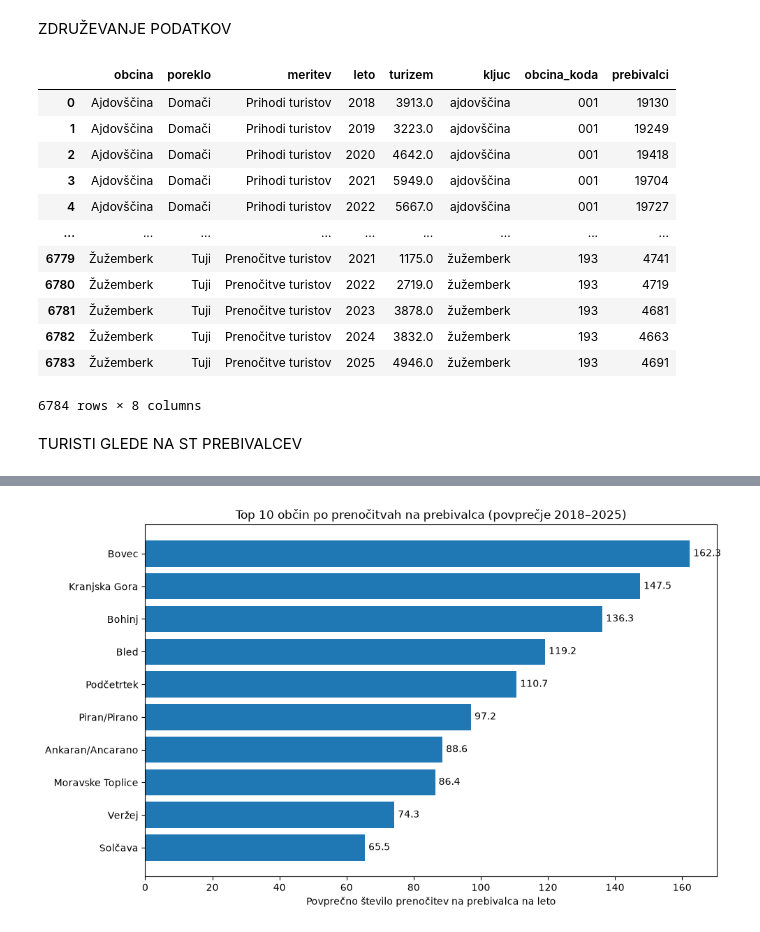
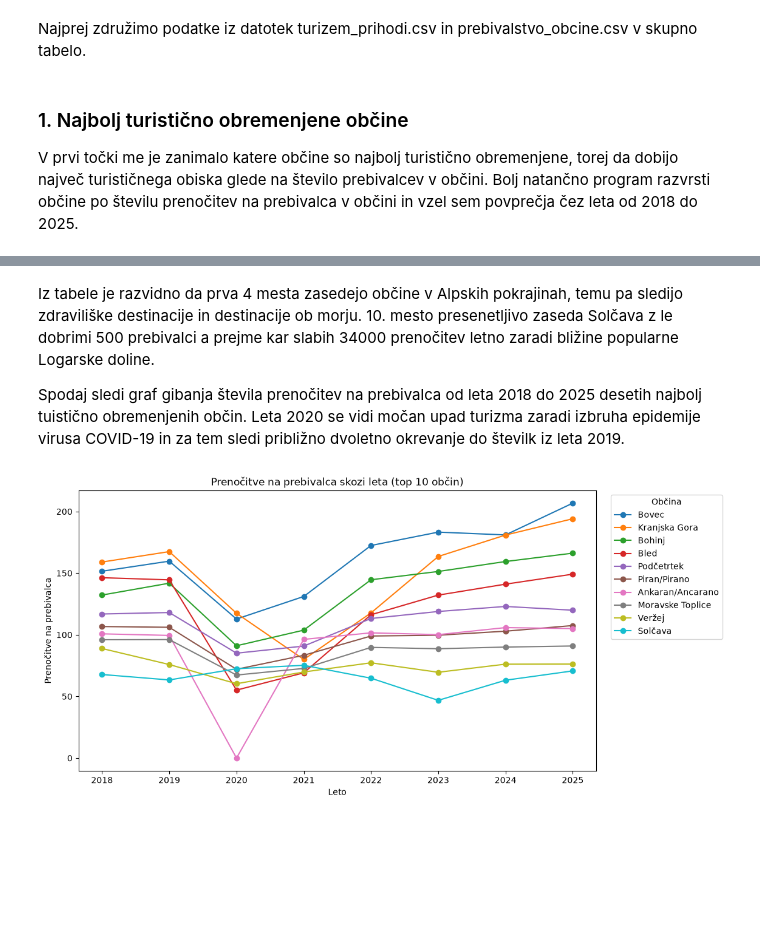
Before and after one commit to miharucigaj/Turizem, a Jupyter notebook: analiza_prihodov.ipynb, the cells around one changed output, grey strips where cells are left out. Saved outputs shown, nothing was run; the diff lists cells and outputs as text; code cells hidden in the pictures; blank space fills up the shorter version.

```diff
--- a/analiza_prihodov.ipynb
+++ b/analiza_prihodov.ipynb
@@ -4,7 +11,7 @@ import pandas as pd
 ST_PREBIVALCEV = pd.read_csv('podatki/prebivalstvo_obcine.csv')
 PRIHODI = pd.read_csv('podatki/turizem_prihodi.csv')
 # %% [markdown]
-ZDRUŽEVANJE PODATKOV
+Najprej združimo podatke iz datotek turizem_prihodi.csv in prebivalstvo_obcine.csv v skupno tabelo.
 # %%
 pd.set_option('display.max_rows', 200)
 
@@ -18,48 +25,29 @@ ST_PREBIVALCEV['obcina_ime'] = ST_PREBIVALCEV['obcina'].str[4:]
 ST_PREBIVALCEV['kljuc'] = ST_PREBIVALCEV['obcina_ime'].str.lower().str.strip()
 PRIHODI['kljuc'] = PRIHODI['obcina'].str.lower().str.strip()
 
-
-# PRIHODI['leto'] = PRIHODI['leto'].astype(int)
-# ST_PREBIVALCEV['leto'] = ST_PREBIVALCEV['leto'].astype(int)
-
 SKUPNA_TABELA = PRIHODI.merge(
     ST_PREBIVALCEV[['kljuc', 'obcina_koda', 'leto', 'vrednost']],
     on=['kljuc', 'leto'],
-    suffixes=('_tur', '_preb')
 )
-SKUPNA_TABELA = SKUPNA_TABELA.rename(columns={'vrednost_tur': 'turizem', 'vrednost_preb': 'prebivalci'})
+SKUPNA_TABELA = SKUPNA_TABELA.rename(columns={'vrednost_x': 'turizem', 'vrednost_y': 'prebivalci'})
 
-SKUPNA_TABELA
+# SKUPNA_TABELA
-# %% [output]
-|  | obcina | poreklo | meritev | leto | turizem | kljuc | obcina_koda | prebivalci |
-| 0 | Ajdovščina | Domači | Prihodi turistov | 2018 | 3913.0 | ajdovščina | 001 | 19130 |
-| 1 | Ajdovščina | Domači | Prihodi turistov | 2019 | 3223.0 | ajdovščina | 001 | 19249 |
-| 2 | Ajdovščina | Domači | Prihodi turistov | 2020 | 4642.0 | ajdovščina | 001 | 19418 |
-| 3 | Ajdovščina | Domači | Prihodi turistov | 2021 | 5949.0 | ajdovščina | 001 | 19704 |
-| 4 | Ajdovščina | Domači | Prihodi turistov | 2022 | 5667.0 | ajdovščina | 001 | 19727 |
-| ... | ... | ... | ... | ... | ... | ... | ... | ... |
-| 6779 | Žužemberk | Tuji | Prenočitve turistov | 2021 | 1175.0 | žužemberk | 193 | 4741 |
-| 6780 | Žužemberk | Tuji | Prenočitve turistov | 2022 | 2719.0 | žužemberk | 193 | 4719 |
-| 6781 | Žužemberk | Tuji | Prenočitve turistov | 2023 | 3878.0 | žužemberk | 193 | 4681 |
-| 6782 | Žužemberk | Tuji | Prenočitve turistov | 2024 | 3832.0 | žužemberk | 193 | 4663 |
-| 6783 | Žužemberk | Tuji | Prenočitve turistov | 2025 | 4946.0 | žužemberk | 193 | 4691 |
-6784 rows × 8 columns
 # %% [markdown]
-TURISTI GLEDE NA ST PREBIVALCEV
+### 1. Najbolj turistično obremenjene občine
+V prvi točki me je zanimalo katere občine so najbolj turistično obremenjene, torej da dobijo največ turističnega obiska glede na število prebivalcev v občini. Bolj natančno program razvrsti občine po številu prenočitev na prebivalca v občini in vzel sem povprečja čez leta od 2018 do 2025.
 # %%
-# 0. Priprava podatkov o prenočitvah
-prenocitve_df = SKUPNA_TABELA[SKUPNA_TABELA['meritev'] == 'Prenočitve turistov'].copy()
+prenocitve = SKUPNA_TABELA[SKUPNA_TABELA['meritev'] == 'Prenočitve turistov'].copy()
 
-prenocitve_skupaj = prenocitve_df.groupby(
+prenocitve_skupaj = prenocitve.groupby(
     ['leto', 'obcina_koda', 'obcina', 'prebivalci'],
-    as_index=False
+    as_index = False
 )['turizem'].sum()
 
 prenocitve_skupaj = prenocitve_skupaj.rename(columns={'turizem': 'skupaj_prenocitve'})
 prenocitve_skupaj['prenocitve_na_prebivalca'] = prenocitve_skupaj['skupaj_prenocitve'] / prenocitve_skupaj['prebivalci']
 
 
-# 1. Izračunamo povprečja po občinah skozi vsa leta
+# povprečja po občinah čez vsa leta
 povprecja_obcine = (
     prenocitve_skupaj
     .groupby(['obcina_koda', 'obcina'], as_index=False)
@@ -70,12 +58,10 @@ povprecja_obcine = (
     })
 )
 
-# 2. Zaokrožimo vrednosti na cele številke in 2 decimalni mesti za razmerje
 povprecja_obcine['skupaj_prenocitve'] = povprecja_obcine['skupaj_prenocitve'].round(0).astype(int)
 povprecja_obcine['prebivalci'] = povprecja_obcine['prebivalci'].round(0).astype(int)
 povprecja_obcine['prenocitve_na_prebivalca'] = povprecja_obcine['prenocitve_na_prebivalca'].round(2)
 
-# 3. Razvrstimo po povprečnem število prenočitev na prebivalca in vzamemo TOP 10
 top10_povprecje = (
     povprecja_obcine
     .sort_values(by='prenocitve_na_prebivalca', ascending=False)
@@ -83,15 +69,18 @@ top10_povprecje = (
     .reset_index(drop=True)
 )
 
-# Preimenujemo stolpce za lepši prikaz
+
 top10_povprecje = top10_povprecje.rename(columns={
     'skupaj_prenocitve': 'povprecno_prenocitev_na_leto',
     'prebivalci': 'povprecno_prebivalcev',
     'prenocitve_na_prebivalca': 'prenocitve_na_prebivalca_povprecje'
 })
 
+#prenocitve_skupaj
+
 # Izpišemo končno tabelo
 top10_povprecje[['obcina', 'povprecno_prenocitev_na_leto', 'povprecno_prebivalcev', 'prenocitve_na_prebivalca_povprecje']]
+#top10_povprecje
 # %% [output]
 |  | obcina | povprecno_prenocitev_na_leto | povprecno_prebivalcev | prenocitve_na_prebivalca_povprecje |
 | 0 | Bovec | 500058 | 3087 | 162.32 |
@@ -104,25 +93,28 @@ top10_povprecje[['obcina', 'povprecno_prenocitev_na_leto', 'povprecno_prebivalce
 | 7 | Moravske Toplice | 511221 | 5914 | 86.44 |
 | 8 | Veržej | 99504 | 1340 | 74.28 |
 | 9 | Solčava | 33786 | 515 | 65.54 |
+# %% [markdown]
+Iz tabele je razvidno da prva 4 mesta zasedejo občine v Alpskih pokrajinah, temu pa sledijo zdraviliške destinacije in destinacije ob morju. 10. mesto presenetljivo zaseda Solčava z le dobrimi 500 prebivalci a prejme kar slabih 34000 prenočitev letno zaradi bližine popularne Logarske doline.
+
+Spodaj sledi graf gibanja števila prenočitev na prebivalca od leta 2018 do 2025 desetih najbolj tuistično obremenjenih občin. Leta 2020 se vidi močan upad turizma zaradi izbruha epidemije virusa COVID-19 in za tem sledi približno dvoletno okrevanje do številk iz leta 2019.
 # %%
-import matplotlib.pyplot as plt
+top_obcine = top10_povprecje['obcina'].tolist()
 
-fig, ax = plt.subplots(figsize=(10, 6))
+trend = (
+    prenocitve_skupaj[prenocitve_skupaj['obcina'].isin(top_obcine)]
+    .pivot(index='leto', columns='obcina', values='prenocitve_na_prebivalca')
+    [top_obcine]
+)
 
-ax.barh(
-    top10_povprecje['obcina'],
-    top10_povprecje['prenocitve_na_prebivalca_povprecje']
-)
-ax.invert_yaxis()   # največja vrednost na vrhu
+fig, ax = plt.subplots(figsize=(11, 6))
+trend.plot(ax=ax, marker='o')
 
-ax.set_xlabel('Povprečno število prenočitev na prebivalca na leto')
-ax.set_title('Top 10 občin po prenočitvah na prebivalca (povprečje 2018–2025)')
+ax.set_xlabel('Leto')
+ax.set_ylabel('Prenočitve na prebivalca')
+ax.set_title('Prenočitve na prebivalca skozi leta (top 10 občin)')
+ax.set_xticks(range(2018, 2026))
+ax.legend(title='Občina', bbox_to_anchor=(1.02, 1))
 
-# vrednosti ob stolpcih
-for i, v in enumerate(top10_povprecje['prenocitve_na_prebivalca_povprecje']):
-    ax.text(v + 1, i, f'{v:.1f}', va='center')
-
-plt.tight_layout()
 plt.show()
 # %% [output]
-[figure, old version]
+[figure, new version]
```
Also changed, not shown: parts of 11 cells of this notebook.
